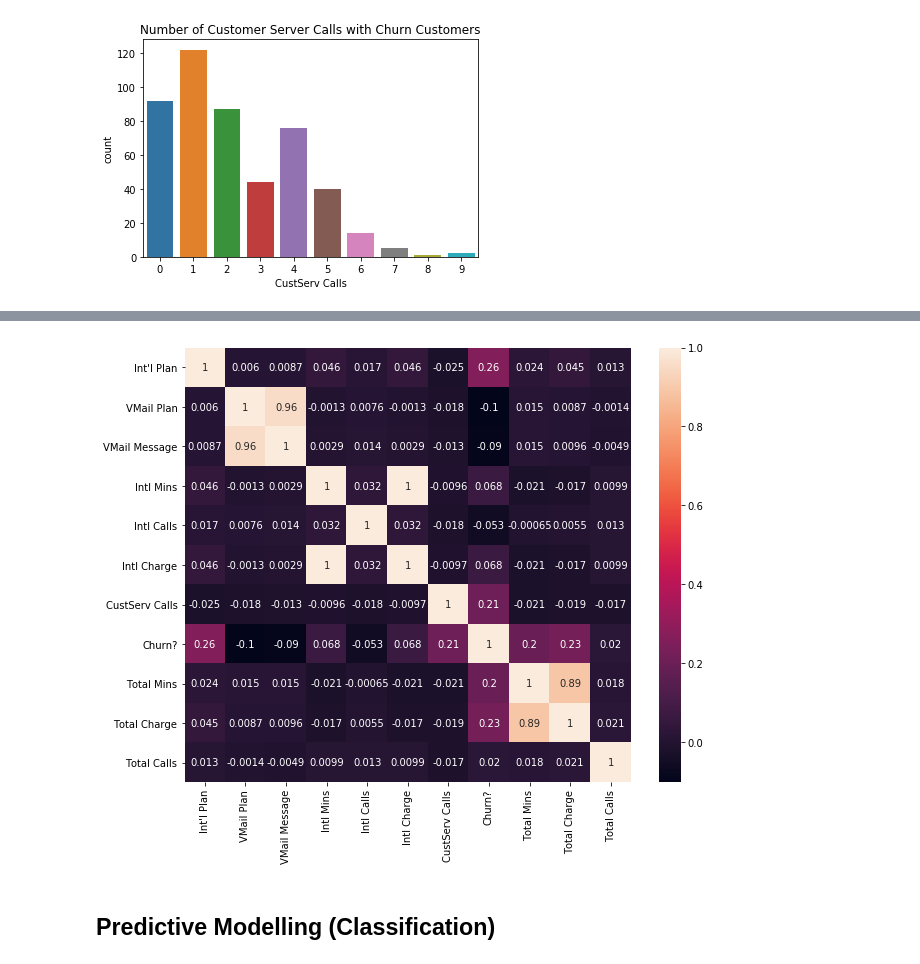
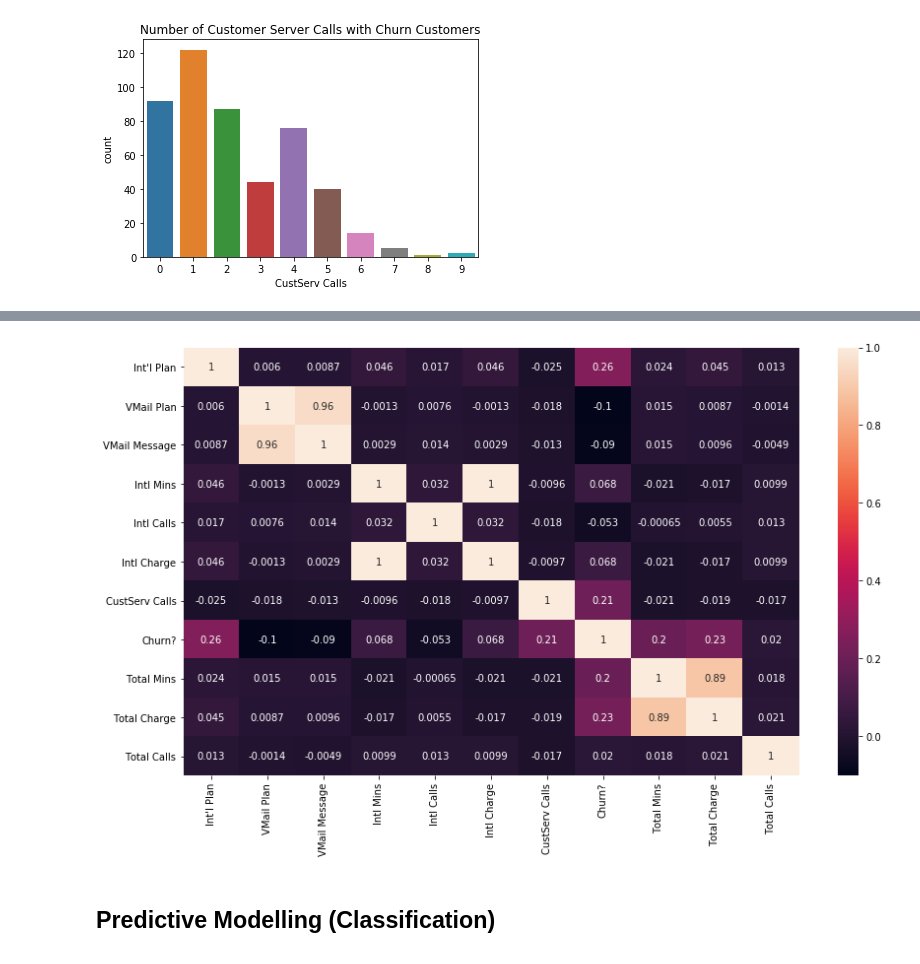
Before and after one commit to JennyYJK/data-dogs-project, a Jupyter notebook: notebook/Data Dogs Group Project .ipynb, the cells around one changed output, grey strips where cells are left out. Saved outputs shown, nothing was run; the diff lists cells and outputs as text; code cells hidden in the pictures.

```diff
--- a/notebook/Data Dogs Group Project .ipynb
+++ b/notebook/Data Dogs Group Project .ipynb
@@ -146,12 +159,12 @@ dropped = ['Day Mins', 'Day Calls', 'Day Charge', 'Eve Mins', 'Eve Charge', 'Eve
           'Night Mins', 'Night Calls', 'Night Charge', 'Account Length']
 correlation_pd = customer_churn_data.drop(dropped, axis=1)
 # %%
-plt.figure(figsize=(10, 8))
+plt.figure(figsize=(14, 8))
 # Take the relevant variables and see their correlation with class
 sns.heatmap(correlation_pd.corr(), annot=True)
 plt.show()
 # %% [output]
-[figure, old version]
+[figure, new version]
 # %% [markdown]
 ## Predictive Modelling (Classification)
 # %%
```
Also changed, not shown: parts of 10 cells of this notebook.
